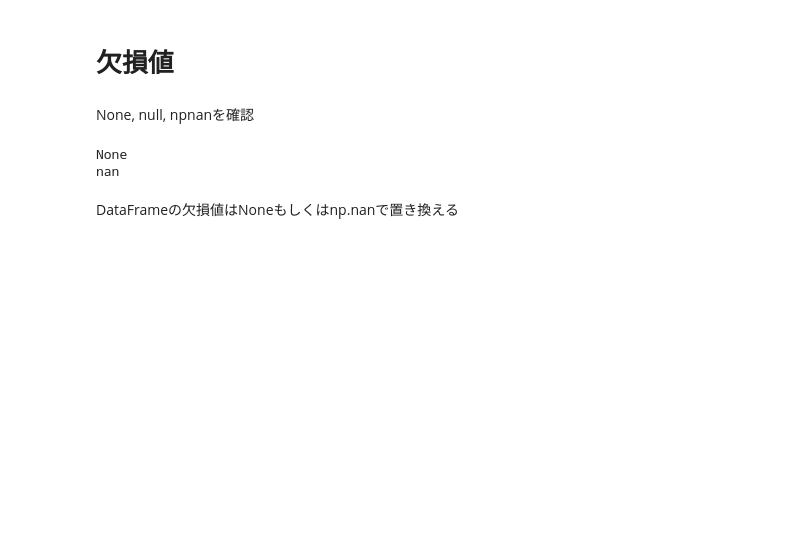
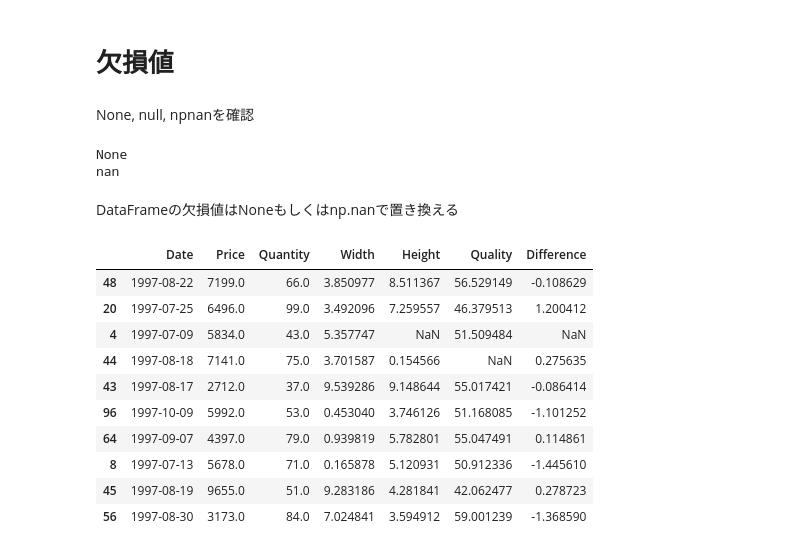
Before and after one commit to arata234/DataScience, a Jupyter notebook: pandas_practice/basic_dataframe.ipynb, the cells around one changed output. Drawn from its saved outputs; the diff is of its cells as text; code cells hidden in the pictures; blank space fills up the shorter version.

```diff
--- a/pandas_practice/basic_dataframe.ipynb
+++ b/pandas_practice/basic_dataframe.ipynb
@@ -535,3 +518,17 @@ for i in range(30):
     s = np.random.randint(100)
     t = np.random.randint(0, 7)
     df.iloc[s, t] = np.random.choice(null_value)
+# %%
+df.sample(10)
+# %% [output]
+|  | Date | Price | Quantity | Width | Height | Quality | Difference |
+| 48 | 1997-08-22 | 7199.0 | 66.0 | 3.850977 | 8.511367 | 56.529149 | -0.108629 |
+| 20 | 1997-07-25 | 6496.0 | 99.0 | 3.492096 | 7.259557 | 46.379513 | 1.200412 |
+| 4 | 1997-07-09 | 5834.0 | 43.0 | 5.357747 | NaN | 51.509484 | NaN |
+| 44 | 1997-08-18 | 7141.0 | 75.0 | 3.701587 | 0.154566 | NaN | 0.275635 |
+| 43 | 1997-08-17 | 2712.0 | 37.0 | 9.539286 | 9.148644 | 55.017421 | -0.086414 |
+| 96 | 1997-10-09 | 5992.0 | 53.0 | 0.453040 | 3.746126 | 51.168085 | -1.101252 |
+| 64 | 1997-09-07 | 4397.0 | 79.0 | 0.939819 | 5.782801 | 55.047491 | 0.114861 |
+| 8 | 1997-07-13 | 5678.0 | 71.0 | 0.165878 | 5.120931 | 50.912336 | -1.445610 |
+| 45 | 1997-08-19 | 9655.0 | 51.0 | 9.283186 | 4.281841 | 42.062477 | 0.278723 |
+| 56 | 1997-08-30 | 3173.0 | 84.0 | 7.024841 | 3.594912 | 59.001239 | -1.368590 |
```
Also changed, not shown: parts of 14 cells of this notebook.
